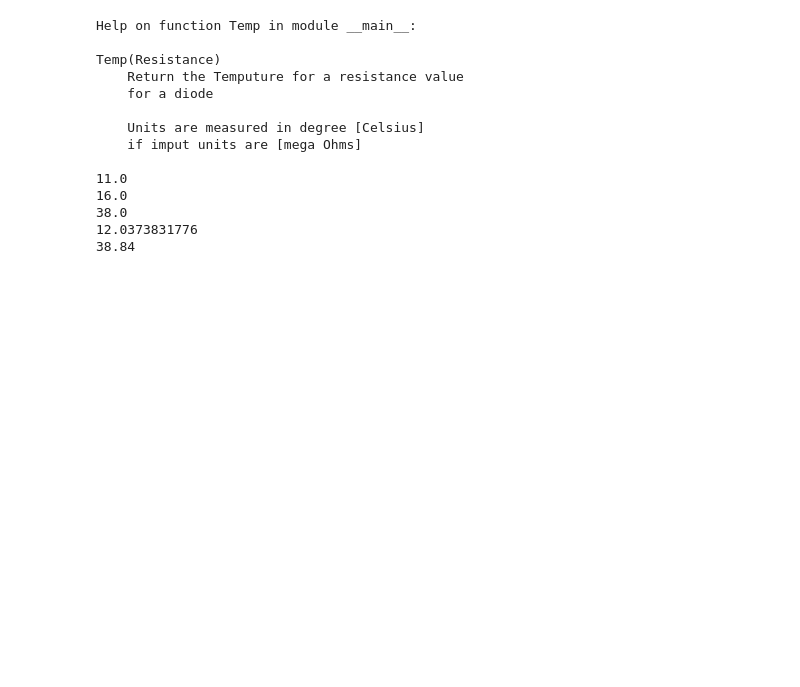
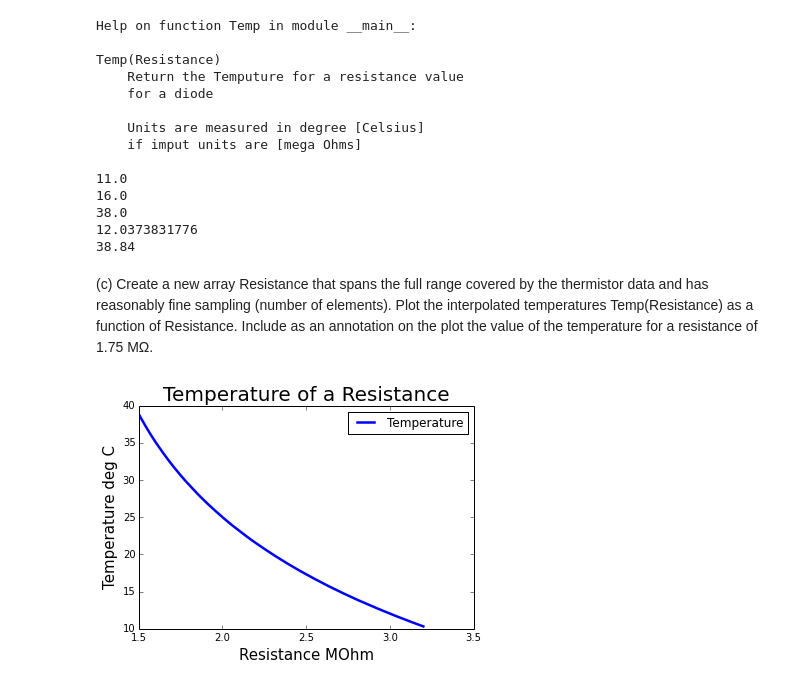
Before and after one commit to nwilli14/PHYS202-S14, a Jupyter notebook: SciPy/InterpolationExercises.ipynb, the cells around one changed output. Saved outputs shown, nothing was run; the diff lists cells and outputs as text; code cells hidden in the pictures; blank space fills up the shorter version.

```diff
--- a/SciPy/InterpolationExercises.ipynb
+++ b/SciPy/InterpolationExercises.ipynb
@@ -100,3 +100,15 @@ Temp(Resistance)
 38.0
 12.0373831776
 38.84
+# %% [markdown]
+(c) Create a new array Resistance that spans the full range covered by the thermistor data and has reasonably fine sampling (number of elements). Plot the interpolated temperatures Temp(Resistance) as a function of Resistance. Include as an annotation on the plot the value of the temperature for a resistance of 1.75 MΩ.
+# %%
+Resistance =arange(1.5, 3.2, .01)
+plt.plot(Resistance, Temp(Resistance), linewidth=2.5, label="Temperature")
+plt.legend(loc='upper right')
+plt.xlabel('Resistance MOhm', fontsize=15)
+plt.ylabel("Temperature deg C", fontsize=15)
+plt.title('Temperature of a Resistance', fontsize=20)
+plt.show()
+# %% [output]
+[figure, added]
```
Also changed, not shown: 4 other files.
